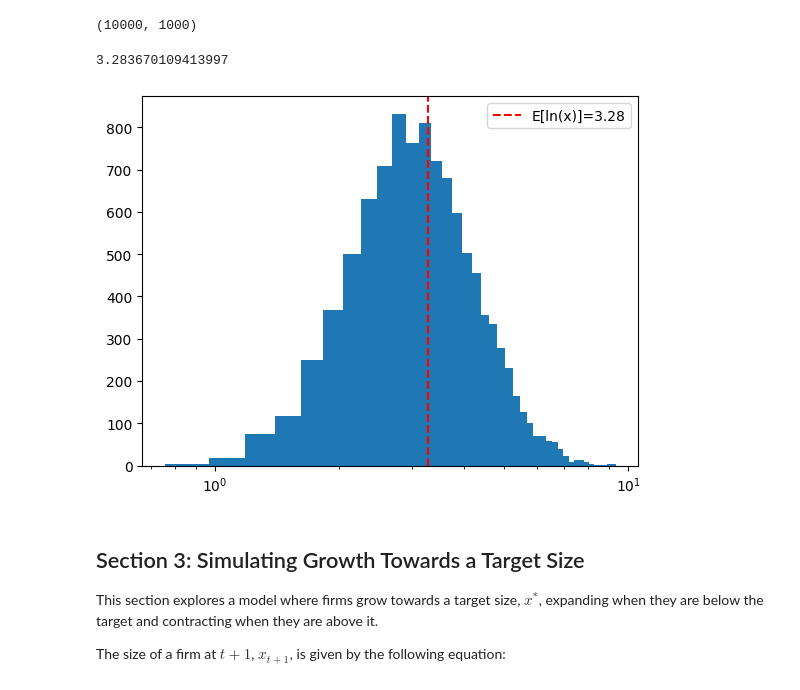
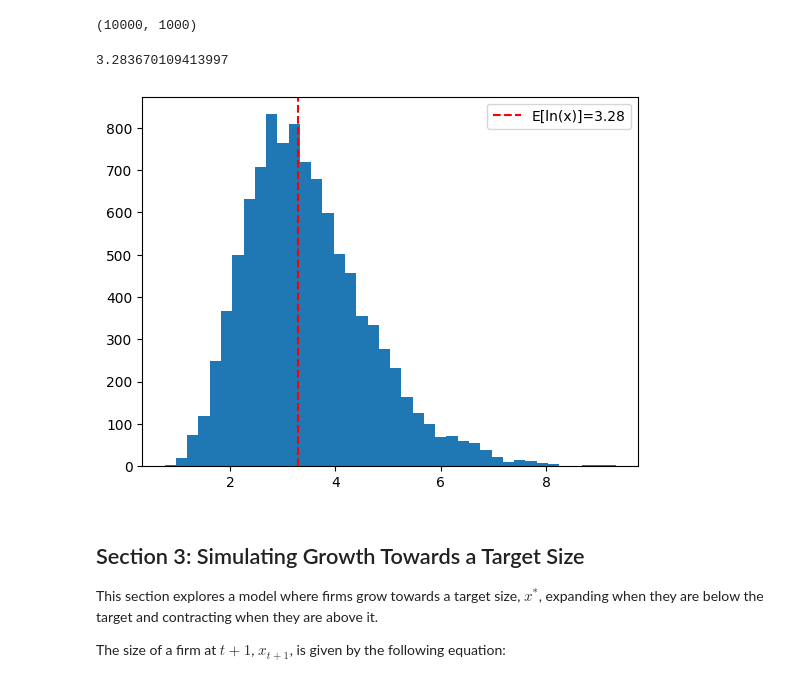
Before and after one commit to alexmakassiouk/eth-agent-based-modeling-of-economic-systems, a Jupyter notebook: ss_03_exercise.ipynb, the cells around one changed output. Cells and saved outputs as stored; diff of their text form; code cells hidden in the pictures.

```diff
--- a/ss_03_exercise.ipynb
+++ b/ss_03_exercise.ipynb
@@ -133,16 +131,16 @@ for i in range(n_time):
 # %%
 # plot the histogram
 # YOU CODE HERE
 vector_log_mean = geometric_mean(np.log(sequences[:,-1]))
 print(vector_log_mean)
 plt.hist(np.log(sequences[:,-1]), bins=40)
-plt.xscale("log")
+# plt.xscale("log")
 plt.axvline(log_mean, color='r', linestyle='--', label="E[ln(x)]={:.2f}".format(vector_log_mean))
 plt.legend()
 plt.show()
 # %% [output]
 3.283670109413997
-[figure, old version]
+[figure, new version]
 # %% [markdown]
 ## Section 3: Simulating Growth Towards a Target Size
 
```
Also changed, not shown: parts of 13 cells of this notebook.
